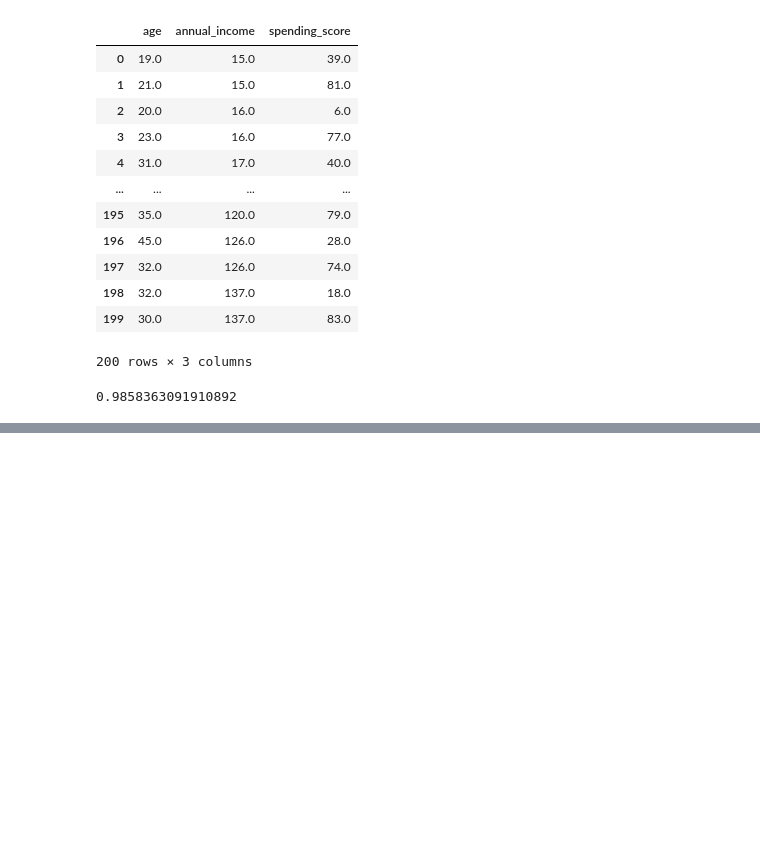
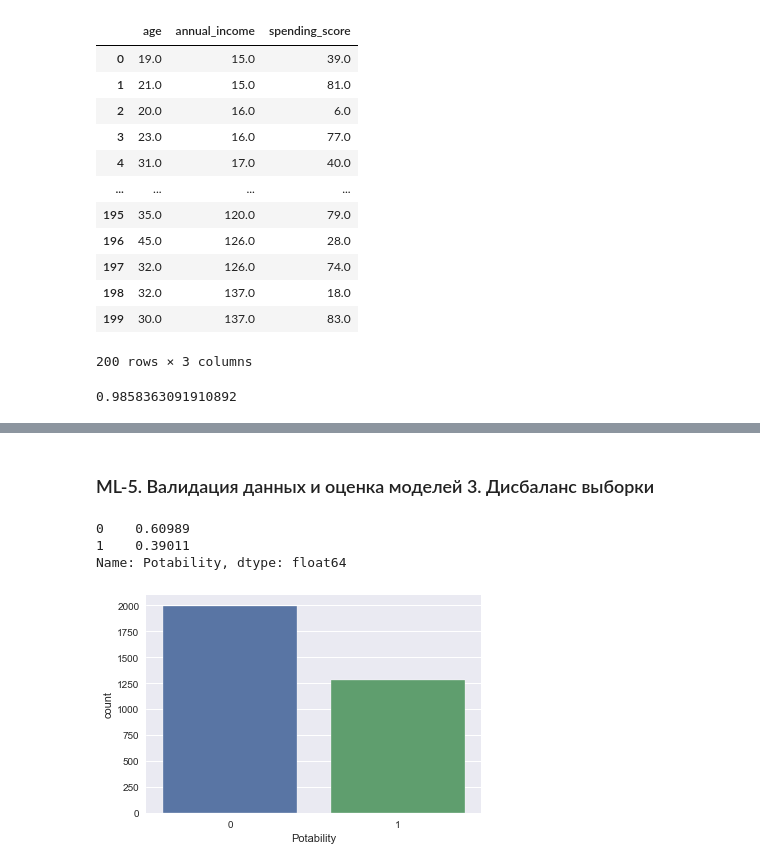
Before and after one commit to Nadarsa/sf_data_science, a Jupyter notebook: ML/ml_practice.ipynb, the cells around one changed output, grey strips where cells are left out. Cells and saved outputs as stored; diff of their text form; code cells hidden in the pictures; blank space fills up the shorter version.

```diff
--- a/ML/ml_practice.ipynb
+++ b/ML/ml_practice.ipynb
@@ -1875,0 +1878,15 @@ print(completeness_score(labels_true=df_clusters.cluster, labels_pred=df_cluster
+# %%
+import numpy as np #для матричных вычислений
+import pandas as pd #для анализа и предобработки данных
+import matplotlib.pyplot as plt #для визуализации
+import seaborn as sns #для визуализации
+
+from sklearn import metrics #метрики
+from sklearn import model_selection #методы разделения и валидации
+from sklearn import linear_model #линейные модели
+from sklearn import tree #деревья решений
+plt.style.use('seaborn') #стиль отрисовки seaborn
+%matplotlib inline
+# %%
+water_data = pd.read_csv('data/water_potability.csv')
+water_data.head()
@@ -1875,0 +1914,5 @@ print(completeness_score(labels_true=df_clusters.cluster, labels_pred=df_cluster
+# %%
+#Заполняем пропуски
+water_data['ph'] = water_data['ph'].fillna(water_data.groupby('Potability')['ph'].transform('median'))
+water_data['Sulfate'] = water_data['Sulfate'].fillna(water_data.groupby('Potability')['Sulfate'].transform('median'))
+water_data['Trihalomethanes'] = water_data['Trihalomethanes'].fillna(water_data.groupby('Potability')['Trihalomethanes'].transform('median'))
@@ -1875,0 +2122,10 @@ print(completeness_score(labels_true=df_clusters.cluster, labels_pred=df_cluster
+# %% [markdown]
+### ML-5. Валидация данных и оценка моделей  3. Дисбаланс выборки
+# %%
+display(water_data['Potability'].value_counts(normalize=True))
+sns.countplot(data=water_data, x='Potability');
+# %% [output]
+0    0.60989
+1    0.39011
+Name: Potability, dtype: float64
+[figure, added]
```
Also changed, not shown: parts of 98 cells of this notebook, 10 other files.
